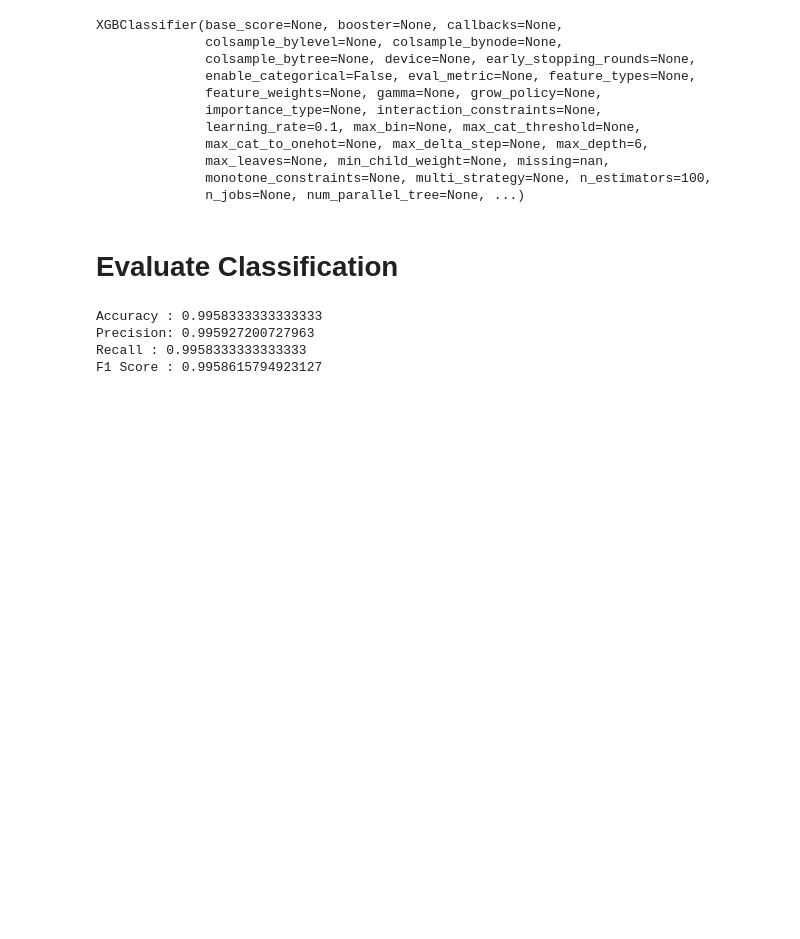
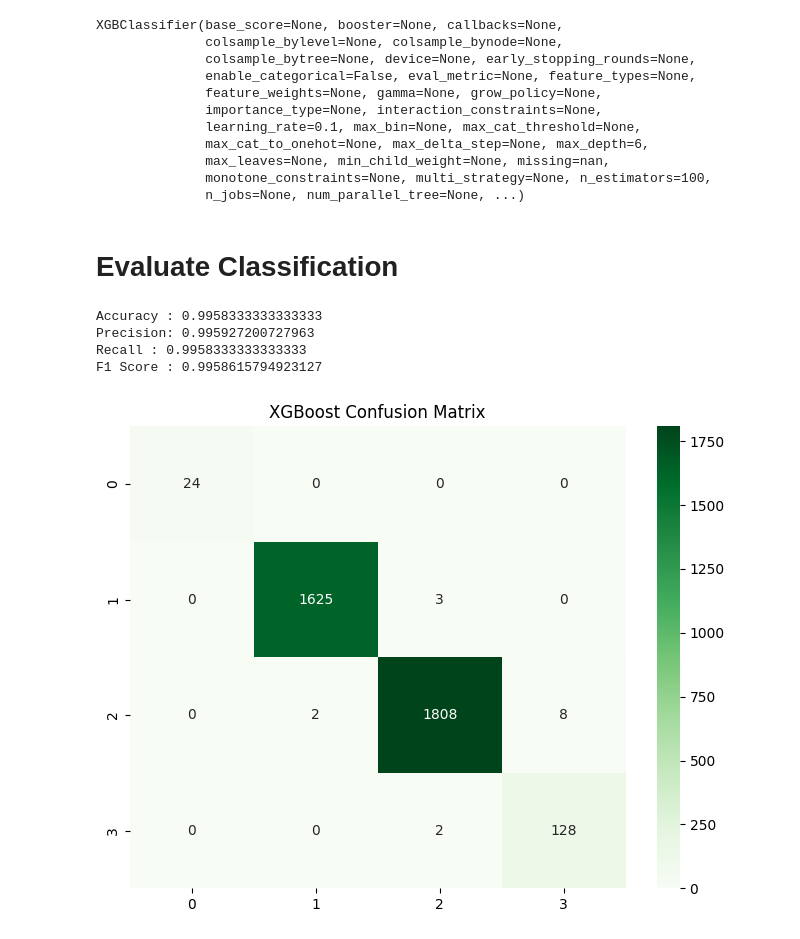
Before and after one commit to Vanshaj14Mohan/AirPulse-AI, a Jupyter notebook: Files/notebooks/advanced_modeling.ipynb, the cells around one changed output. Drawn from its saved outputs; the diff is of its cells as text; code cells hidden in the pictures; blank space fills up the shorter version.

```diff
--- a/Files/notebooks/advanced_modeling.ipynb
+++ b/Files/notebooks/advanced_modeling.ipynb
@@ -309,3 +309,23 @@ Accuracy : 0.9958333333333333
 Precision: 0.995927200727963
 Recall : 0.9958333333333333
 F1 Score : 0.9958615794923127
+# %%
+cm = confusion_matrix(
+    y_test,
+    xgb_class_pred
+)
+
+plt.figure(figsize=(8,6))
+
+sns.heatmap(
+    cm,
+    annot=True,
+    fmt="d",
+    cmap="Greens"
+)
+
+plt.title("XGBoost Confusion Matrix")
+
+plt.show()
+# %% [output]
+[figure, added]
```
